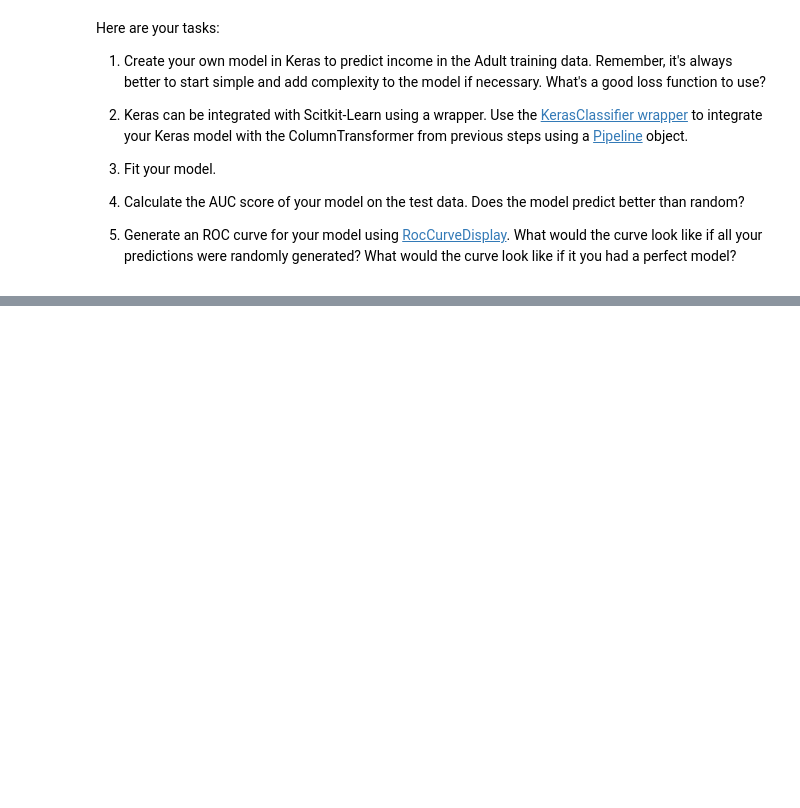
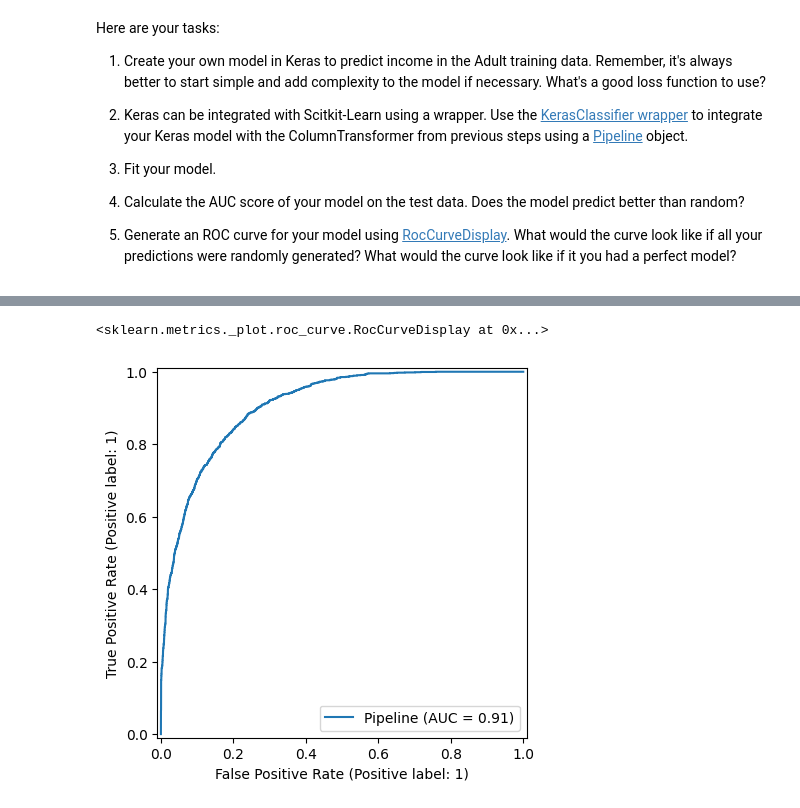
Before and after one commit to RSUCSD/mec2-projects, a Jupyter notebook: Student_MLE_MiniProject_Deep_Learning.ipynb, the cells around one changed output, grey strips where cells are left out. Saved outputs shown, nothing was run; the diff lists cells and outputs as text; code cells hidden in the pictures; blank space fills up the shorter version.

```diff
--- a/Student_MLE_MiniProject_Deep_Learning.ipynb
+++ b/Student_MLE_MiniProject_Deep_Learning.ipynb
@@ -300,6 +321,21 @@ Here are your tasks:
+# %%
+# Define the Keras model
+def create_model():
+    model = Sequential()
+    model.add(Dense(64, input_dim=X_train_transformed.shape[1], activation='relu'))
+    model.add(Dense(32, activation='relu'))
+    model.add(Dense(1, activation='sigmoid'))
+    model.compile(loss='binary_crossentropy', optimizer='adam', metrics=['accuracy'])
+    return model
 # %%
 # Create a Keras classifier
+keras_classifier = KerasClassifier(model=create_model, epochs=10, batch_size=32, verbose=1)
 # %%
 # Create the scikit-learn pipeline
+pipeline = Pipeline([
+    ('preprocessor', preprocessor),
+    ('classifier', keras_classifier)
+])
 # %%
 # Fit the pipeline on the training data
+pipeline.fit(X_train, y_train)
@@ -309,2 +387,4 @@ Here are your tasks:
 # %%
 # Generate an ROC curve for your model.
+RocCurveDisplay.from_estimator(pipeline, X_test, y_test)
+# %% [output]
@@ -310,0 +392,2 @@ Here are your tasks:
+<sklearn.metrics._plot.roc_curve.RocCurveDisplay at 0x...>
+[figure, added]
```
Also changed, not shown: parts of 8 cells of this notebook.
